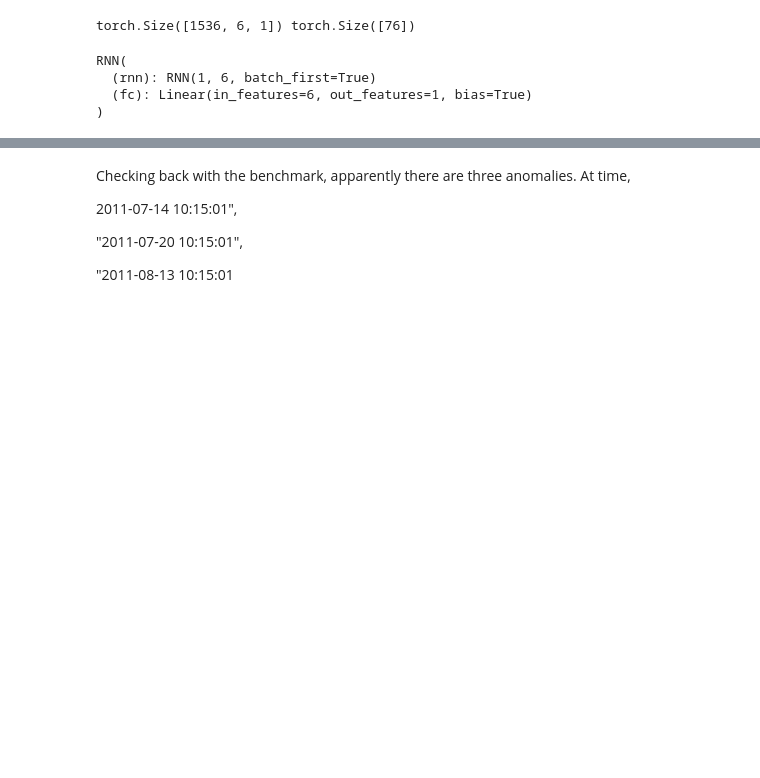
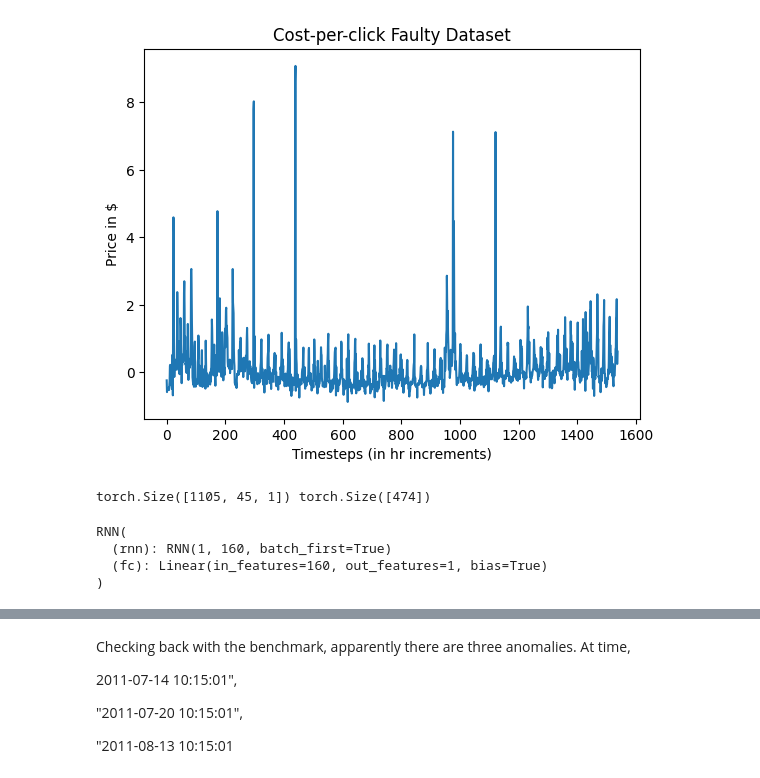
Before and after one commit to lewisevans38/Suez-Time-Series-Anomaly-Detection-, a Jupyter notebook: RNNonNAB_cpc.ipynb, the cells around one changed output, grey strips where cells are left out. Cells and saved outputs as stored; diff of their text form; code cells hidden in the pictures; blank space fills up the shorter version.

```diff
--- a/RNNonNAB_cpc.ipynb
+++ b/RNNonNAB_cpc.ipynb
@@ -48,3 +69,12 @@ See the caveats in the documentation: https://pandas.pydata.org/pandas-docs/stab
+# %%
+plt.plot(df2.value, label = 'CPC')
+plt.title(label= 'Cost-per-click Faulty Dataset')
+
+plt.xlabel("Timesteps (in hr increments)")
+plt.ylabel("Price in $")
+plt.show()
+# %% [output]
+[figure, added]
 # %%
 def create_dataset(X, y, time_steps):
     Xs, ys = [], []
@@ -54,18 +84,18 @@ def create_dataset(X, y, time_steps):
         ys.append(y.iloc[i + time_steps])
     return np.array(Xs), np.array(ys)
 # %%
-TIME_STEPS = 6
+TIME_STEPS = 45
 # reshape to [samples, time_steps, n_features]
-X_train, y_train = create_dataset(
-  train[['value']],
-  train.value,
+df_train, df_target = create_dataset(
+  df[['value']],
+  df.value,
   TIME_STEPS
 )
-X_test, y_test = create_dataset(
-  test[['value']],
-  test.value,
-  TIME_STEPS
-)
+
+from sklearn.model_selection import train_test_split
+
+X_train, X_test, y_train,y_test = train_test_split(df_train, df_target, test_size = 0.3, random_state = 45)
+
 
 
 ##Turn into pytorch tensors
@@ -76,7 +106,7 @@ y_test = torch.tensor(y_test).float()
 
 print(X_train.shape, y_test.shape)
 # %% [output]
-torch.Size([1536, 6, 1]) torch.Size([76])
+torch.Size([1105, 45, 1]) torch.Size([474])
 # %%
 from torch.utils.data import Dataset
 
@@ -103,24 +133,26 @@ class RNN(nn.Module):
     super().__init__()
     self.hidden_size=hidden_size
 
-    self.rnn = nn.RNN(input_size, hidden_size, batch_first=True)
+    self.rnn = nn.RNN(input_size, hidden_size, batch_first=True,)
 
     self.fc=nn.Linear(hidden_size, 1)
 
 
   def forward(self,x):
     batch_size = x.size(0)
-    h0 = torch.ones(1,batch_size, self.hidden_size)
-    out,  _ =self.rnn(x,h0)
-    out = self.fc(out[:,-1,:])
+    h0 = torch.ones( 1, batch_size,self.hidden_size)
+
+    out, h0 =self.rnn(x,h0)
+    out = self.fc(h0)
+
     return out
 
-model = RNN(1,TIME_STEPS)
+model = RNN(1,160)
 model
 # %% [output]
 RNN(
-  (rnn): RNN(1, 6, batch_first=True)
-  (fc): Linear(in_features=6, out_features=1, bias=True)
+  (rnn): RNN(1, 160, batch_first=True)
+  (fc): Linear(in_features=160, out_features=1, bias=True)
 )
 # %%
 def train_one_epoch():
```
Also changed, not shown: parts of 14 cells of this notebook.
